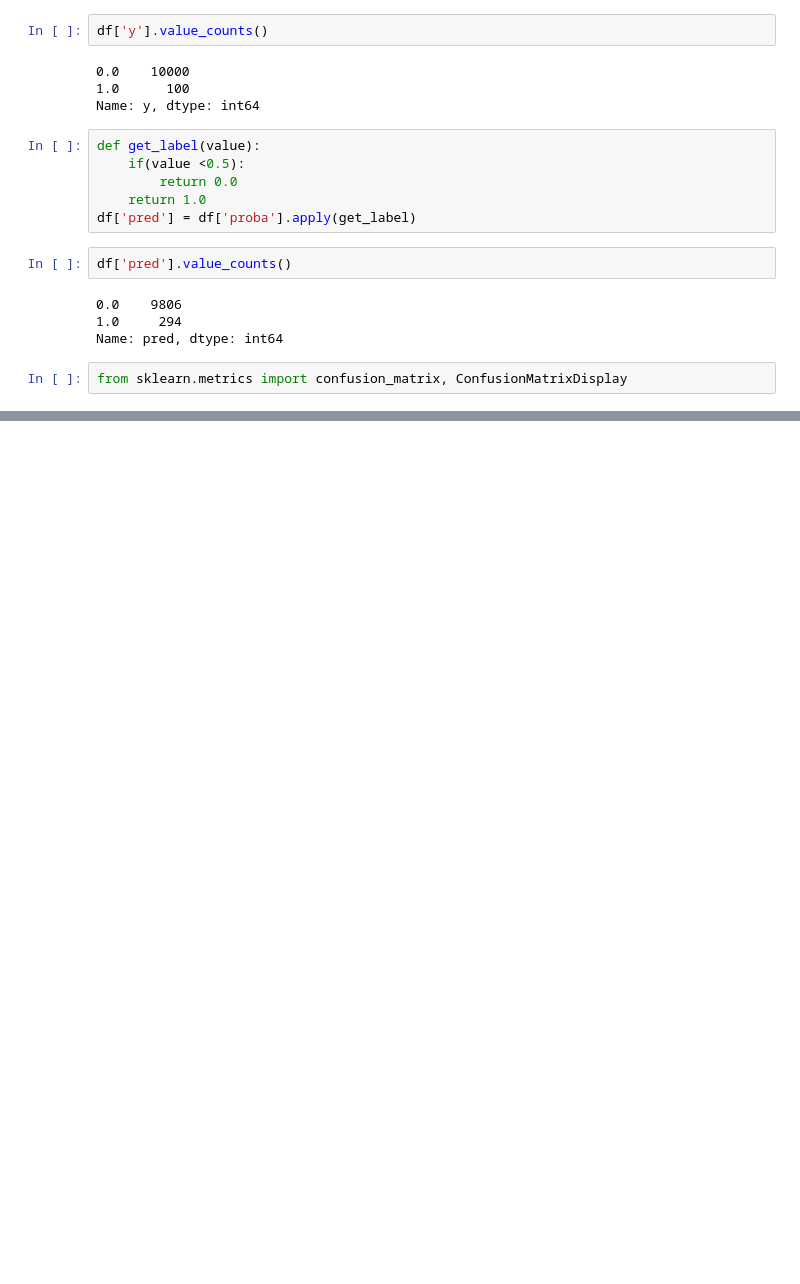
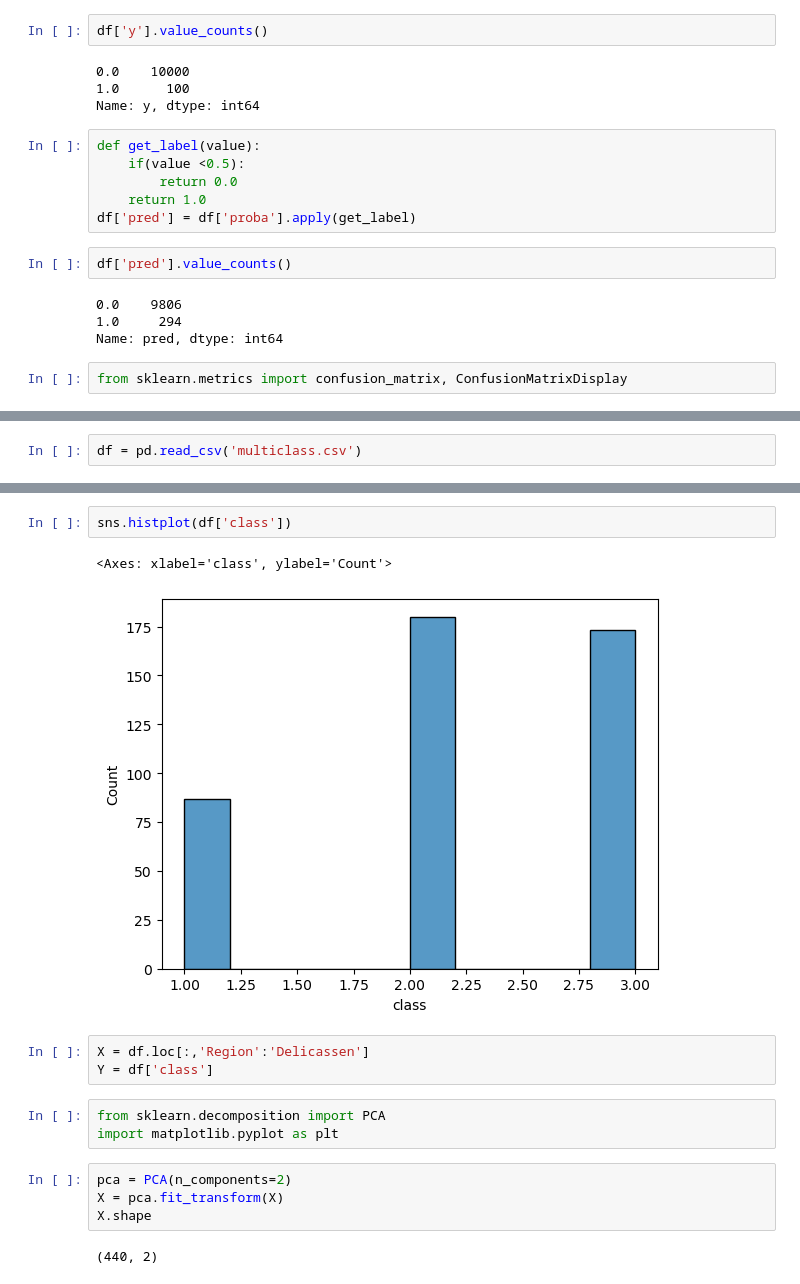
Before and after one commit to GauravDaharia20/Scaler-Projects, a Jupyter notebook: Machine Learning/Notes ML Backup/Interview PRactice.ipynb, the cells around one changed output, grey strips where cells are left out. Drawn from its saved outputs; the diff is of its cells as text; blank space fills up the shorter version.

```diff
--- a/Machine Learning/Notes ML Backup/Interview PRactice.ipynb
+++ b/Machine Learning/Notes ML Backup/Interview PRactice.ipynb
@@ -307,0 +303,2 @@ ConfusionMatrixDisplay(con_matrix).plot()
+# %%
+df = pd.read_csv('multiclass.csv')
@@ -307,0 +314,17 @@ ConfusionMatrixDisplay(con_matrix).plot()
+# %%
+sns.histplot(df['class'])
+# %% [output]
+<Axes: xlabel='class', ylabel='Count'>
+[figure, added]
+# %%
+X = df.loc[:,'Region':'Delicassen']
+Y = df['class']
+# %%
+from sklearn.decomposition import PCA
+import matplotlib.pyplot as plt
+# %%
+pca = PCA(n_components=2)
+X = pca.fit_transform(X)
+X.shape
+# %% [output]
+(440, 2)
```
Also changed, not shown: parts of 19 cells of this notebook, 7 other files.
